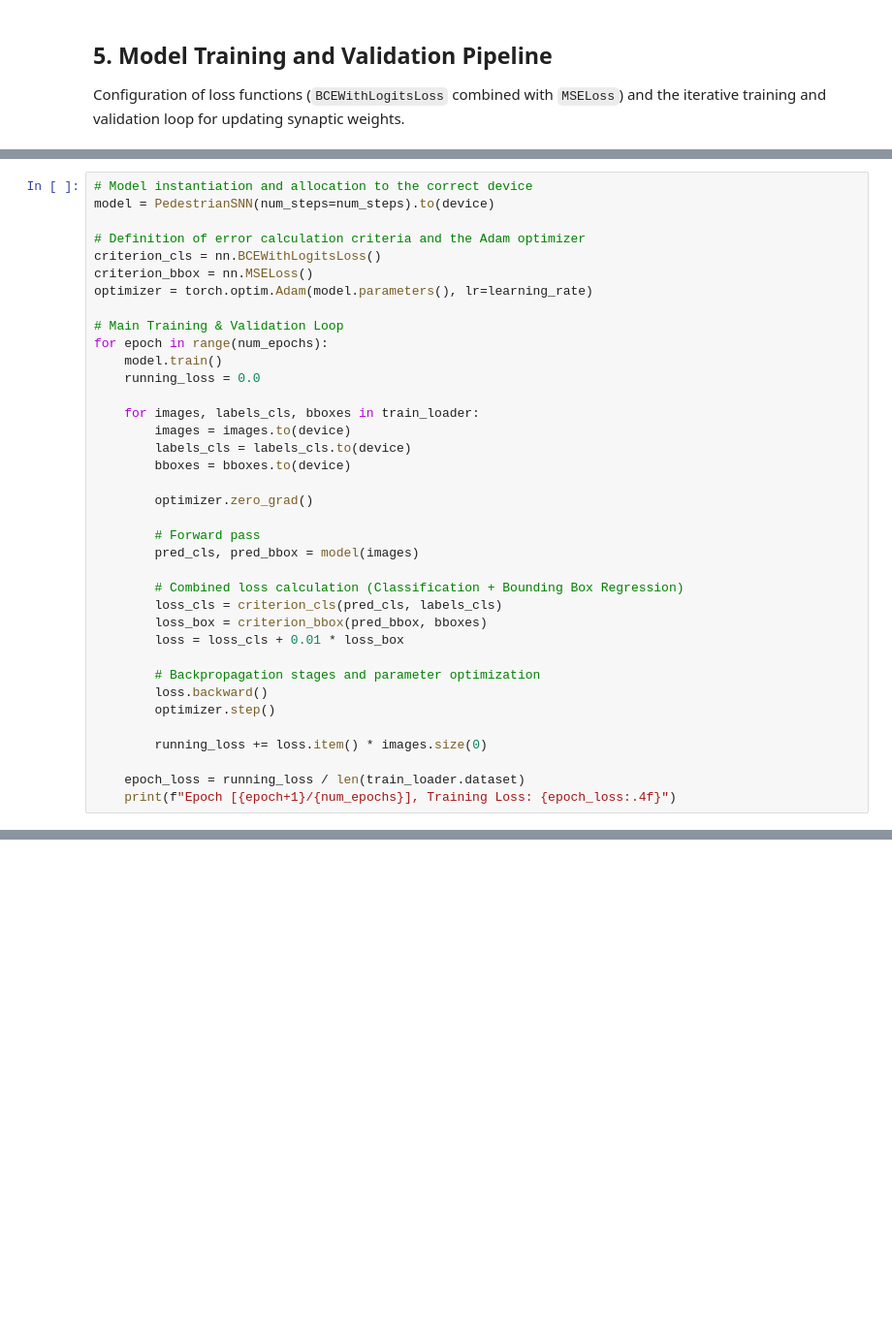
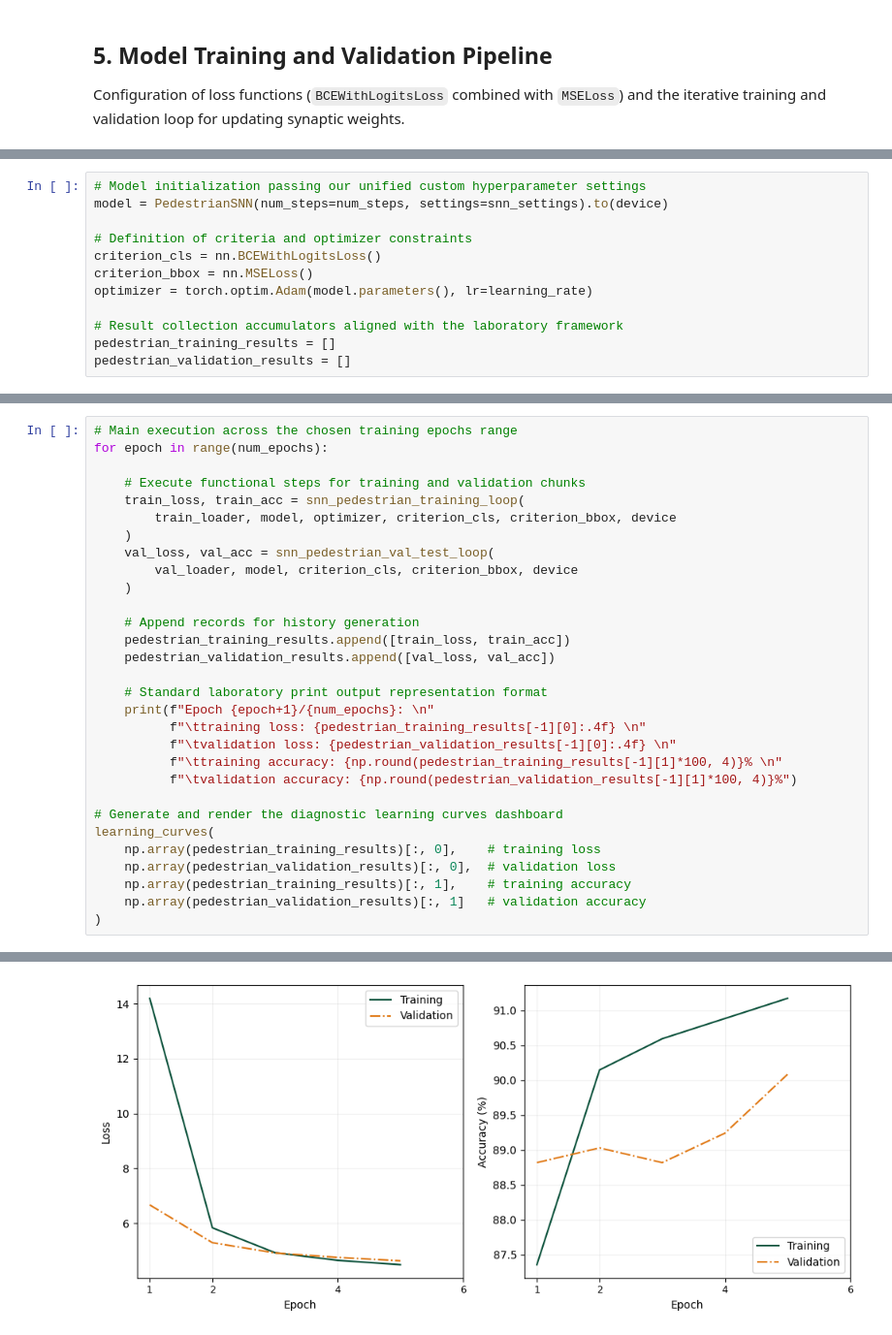
Before and after one commit to tmmssd/pedestrian_detection, a Jupyter notebook: pedestrian_verification.ipynb, the cells around one changed output, grey strips where cells are left out. Shown at 97% size. Saved outputs shown, nothing was run; the diff lists cells and outputs as text; blank space fills up the shorter version.

```diff
--- a/pedestrian_verification.ipynb
+++ b/pedestrian_verification.ipynb
@@ -287,0 +730,12 @@ Configuration of loss functions (`BCEWithLogitsLoss` combined with `MSELoss`) an
+# %%
+# Model initialization passing our unified custom hyperparameter settings
+model = PedestrianSNN(num_steps=num_steps, settings=snn_settings).to(device)
+
+# Definition of criteria and optimizer constraints
+criterion_cls = nn.BCEWithLogitsLoss()
+criterion_bbox = nn.MSELoss()
+optimizer = torch.optim.Adam(model.parameters(), lr=learning_rate)
+
+# Result collection accumulators aligned with the laboratory framework
+pedestrian_training_results = []
+pedestrian_validation_results = []
@@ -288,37 +744,31 @@ Configuration of loss functions (`BCEWithLogitsLoss` combined with `MSELoss`) an
 # %%
-# Model instantiation and allocation to the correct device
-model = PedestrianSNN(num_steps=num_steps).to(device)
+# Main execution across the chosen training epochs range
+for epoch in range(num_epochs):
 
-# Definition of error calculation criteria and the Adam optimizer
-criterion_cls = nn.BCEWithLogitsLoss()
-criterion_bbox = nn.MSELoss()
-optimizer = torch.optim.Adam(model.parameters(), lr=learning_rate)
+    # Execute functional steps for training and validation chunks
+    train_loss, train_acc = snn_pedestrian_training_loop(
+        train_loader, model, optimizer, criterion_cls, criterion_bbox, device
+    )
+    val_loss, val_acc = snn_pedestrian_val_test_loop(
+        val_loader, model, criterion_cls, criterion_bbox, device
+    )
 
-# Main Training & Validation Loop
-for epoch in range(num_epochs):
-    model.train()
-    running_loss = 0.0
+    # Append records for history generation
+    pedestrian_training_results.append([train_loss, train_acc])
+    pedestrian_validation_results.append([val_loss, val_acc])
 
-    for images, labels_cls, bboxes in train_loader:
-        images = images.to(device)
-        labels_cls = labels_cls.to(device)
-        bboxes = bboxes.to(device)
+    # Standard laboratory print output representation format
+    print(f"Epoch {epoch+1}/{num_epochs}: \n"
+          f"\ttraining loss: {pedestrian_training_results[-1][0]:.4f} \n"
+          f"\tvalidation loss: {pedestrian_validation_results[-1][0]:.4f} \n"
+          f"\ttraining accuracy: {np.round(pedestrian_training_results[-1][1]*100, 4)}% \n"
+          f"\tvalidation accuracy: {np.round(pedestrian_validation_results[-1][1]*100, 4)}%")
 
-        optimizer.zero_grad()
-
-        # Forward pass
-        pred_cls, pred_bbox = model(images)
-
-        # Combined loss calculation (Classification + Bounding Box Regression)
-        loss_cls = criterion_cls(pred_cls, labels_cls)
-        loss_box = criterion_bbox(pred_bbox, bboxes)
-        loss = loss_cls + 0.01 * loss_box
-
-        # Backpropagation stages and parameter optimization
-        loss.backward()
-        optimizer.step()
-
-        running_loss += loss.item() * images.size(0)
-
-    epoch_loss = running_loss / len(train_loader.dataset)
-    print(f"Epoch [{epoch+1}/{num_epochs}], Training Loss: {epoch_loss:.4f}")
+# Generate and render the diagnostic learning curves dashboard
+learning_curves(
+    np.array(pedestrian_training_results)[:, 0],    # training loss
+    np.array(pedestrian_validation_results)[:, 0],  # validation loss
+    np.array(pedestrian_training_results)[:, 1],    # training accuracy
+    np.array(pedestrian_validation_results)[:, 1]   # validation accuracy
+)
+# %% [output]
@@ -324,0 +800 @@ for epoch in range(num_epochs):
+[figure, added]
```
Also changed, not shown: parts of 30 cells of this notebook, 1 other file.
